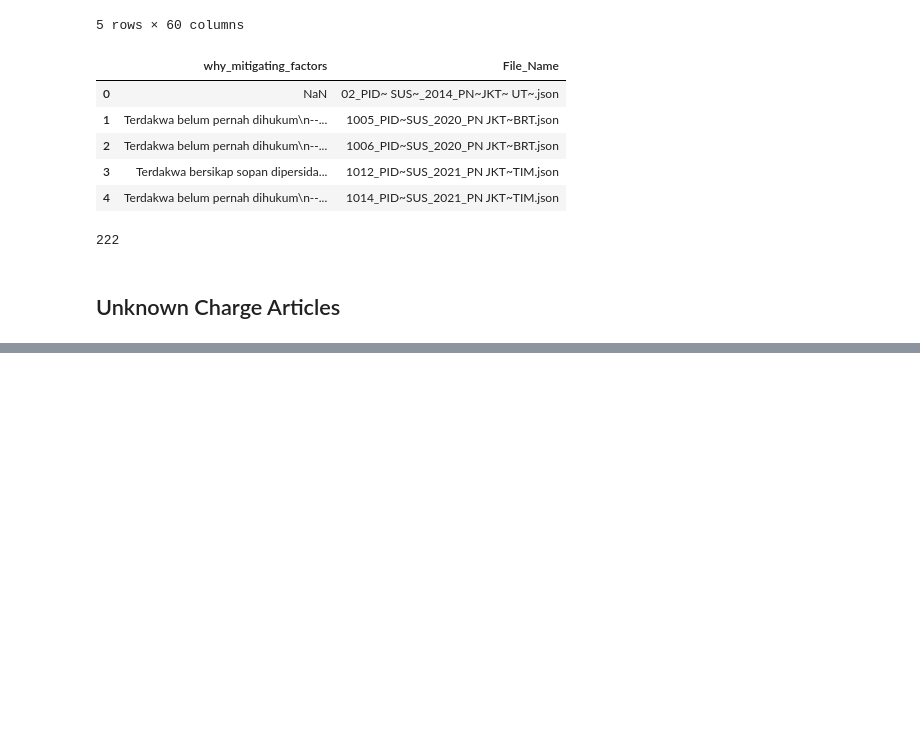
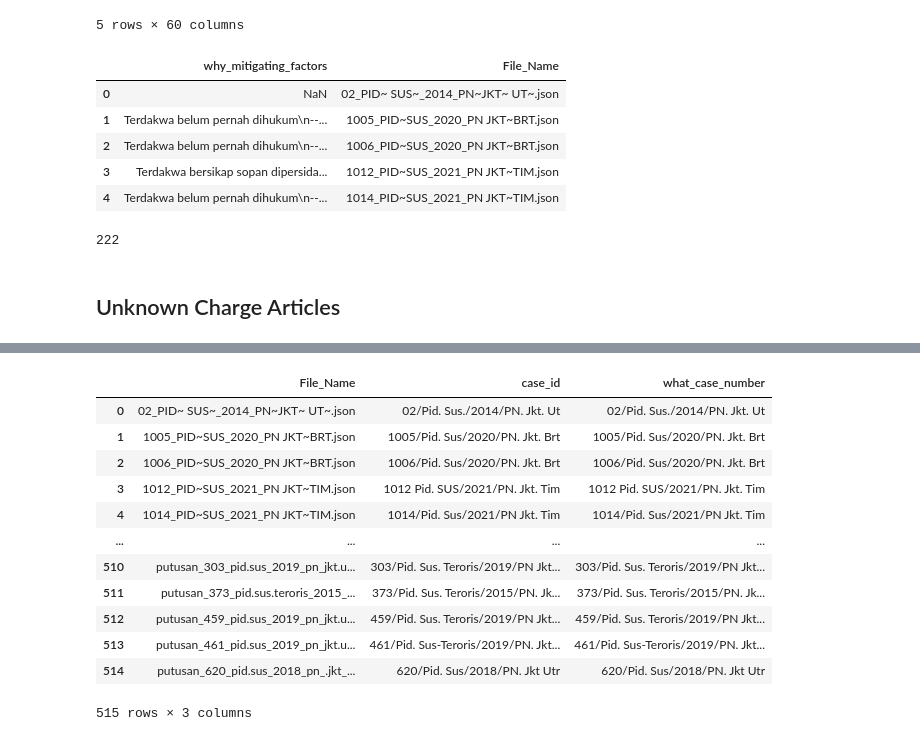
Before and after one commit to FariskaRatna/normalization-putusan, a Jupyter notebook: analysis.ipynb, the cells around one changed output, grey strips where cells are left out. Drawn from its saved outputs; the diff is of its cells as text; code cells hidden in the pictures; blank space fills up the shorter version.

```diff
--- a/analysis.ipynb
+++ b/analysis.ipynb
@@ -183,0 +186,3 @@ unknown_charge.to_excel("unknown_charge.xlsx", index=False)
+# %%
+data = pd.read_excel("rekap_data_terorisme_loc_v7.xlsx")
+data.head()
@@ -183,0 +197,17 @@ unknown_charge.to_excel("unknown_charge.xlsx", index=False)
+# %%
+df_filtered = data[["File_Name", "case_id", "what_case_number"]]
+df_filtered
+# %% [output]
+|  | File_Name | case_id | what_case_number |
+| 0 | 02_PID~ SUS~_2014_PN~JKT~ UT~.json | 02/Pid. Sus./2014/PN. Jkt. Ut | 02/Pid. Sus./2014/PN. Jkt. Ut |
+| 1 | 1005_PID~SUS_2020_PN JKT~BRT.json | 1005/Pid. Sus/2020/PN. Jkt. Brt | 1005/Pid. Sus/2020/PN. Jkt. Brt |
+| 2 | 1006_PID~SUS_2020_PN JKT~BRT.json | 1006/Pid. Sus/2020/PN. Jkt. Brt | 1006/Pid. Sus/2020/PN. Jkt. Brt |
+| 3 | 1012_PID~SUS_2021_PN JKT~TIM.json | 1012 Pid. SUS/2021/PN. Jkt. Tim | 1012 Pid. SUS/2021/PN. Jkt. Tim |
+| 4 | 1014_PID~SUS_2021_PN JKT~TIM.json | 1014/Pid. Sus/2021/PN Jkt. Tim | 1014/Pid. Sus/2021/PN Jkt. Tim |
+| ... | ... | ... | ... |
+| 510 | putusan_303_pid.sus_2019_pn_jkt.u... | 303/Pid. Sus. Teroris/2019/PN Jkt... | 303/Pid. Sus. Teroris/2019/PN Jkt... |
+| 511 | putusan_373_pid.sus.teroris_2015_... | 373/Pid. Sus. Teroris/2015/PN. Jk... | 373/Pid. Sus. Teroris/2015/PN. Jk... |
+| 512 | putusan_459_pid.sus_2019_pn_jkt.u... | 459/Pid. Sus. Teroris/2019/PN Jkt... | 459/Pid. Sus. Teroris/2019/PN Jkt... |
+| 513 | putusan_461_pid.sus_2019_pn_jkt.u... | 461/Pid. Sus-Teroris/2019/PN. Jkt... | 461/Pid. Sus-Teroris/2019/PN. Jkt... |
+| 514 | putusan_620_pid.sus_2018_pn_.jkt_... | 620/Pid. Sus/2018/PN. Jkt Utr | 620/Pid. Sus/2018/PN. Jkt Utr |
+515 rows × 3 columns
```
Also changed, not shown: parts of 18 cells of this notebook, 3 other files.
